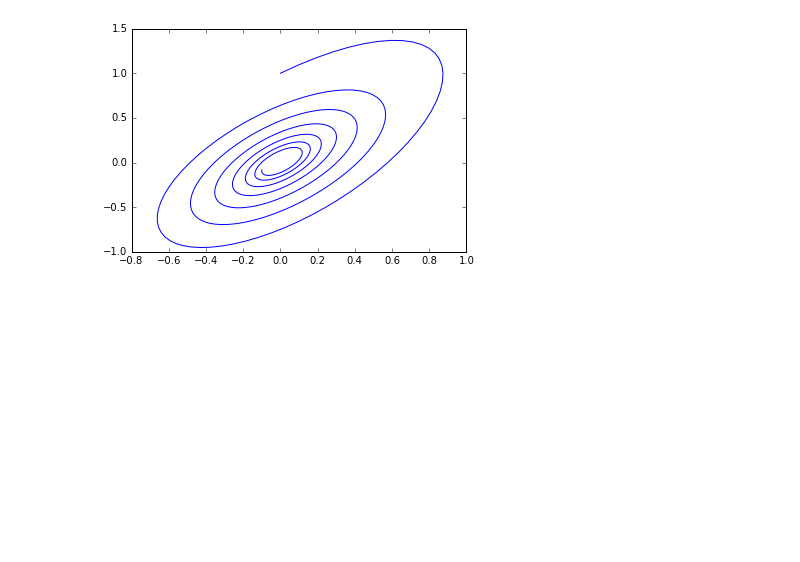
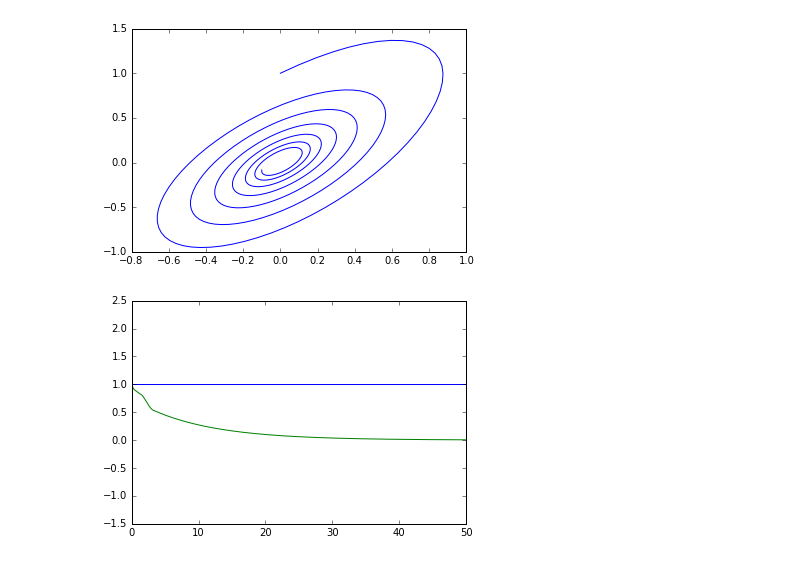
Before and after one commit to hugosl/Examen_1, a Jupyter notebook: Examen1.1.ipynb, the cells around one changed output. Saved outputs shown, nothing was run; the diff lists cells and outputs as text; code cells hidden in the pictures; blank space fills up the shorter version.

```diff
--- a/Examen1.1.ipynb
+++ b/Examen1.1.ipynb
@@ -115,3 +114,14 @@ print E_fv[-1]
 # %% [output]
 0.014954783788
 [figure]
+# %%
+p = [0,1,-1,1]
+t,sol_id=rk4(e_mov,p,[0,50])
+t,sol_fv=rk4(e_mov,p,[0,50],fric_v)
+L_id = (sol_id[:,0]*sol_id[:,3] - sol_id[:,1]*sol_id[:,2])
+L_fv = (sol_fv[:,0]*sol_fv[:,3] - sol_fv[:,1]*sol_fv[:,2])
+ylim([-1.5,2.5])
+plot (t,L_id,t,L_fv)
+show()
+# %% [output]
+[figure, added]
```
Also changed, not shown: parts of 4 cells of this notebook.
